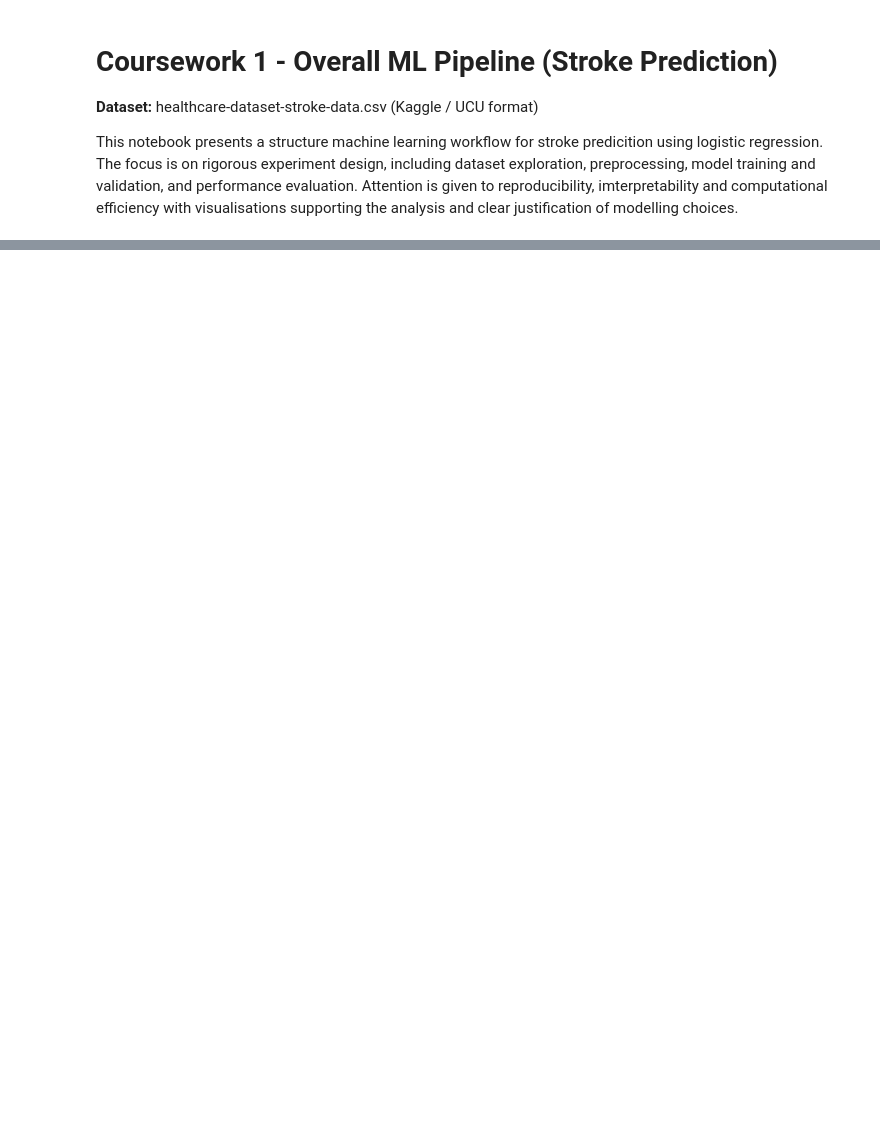
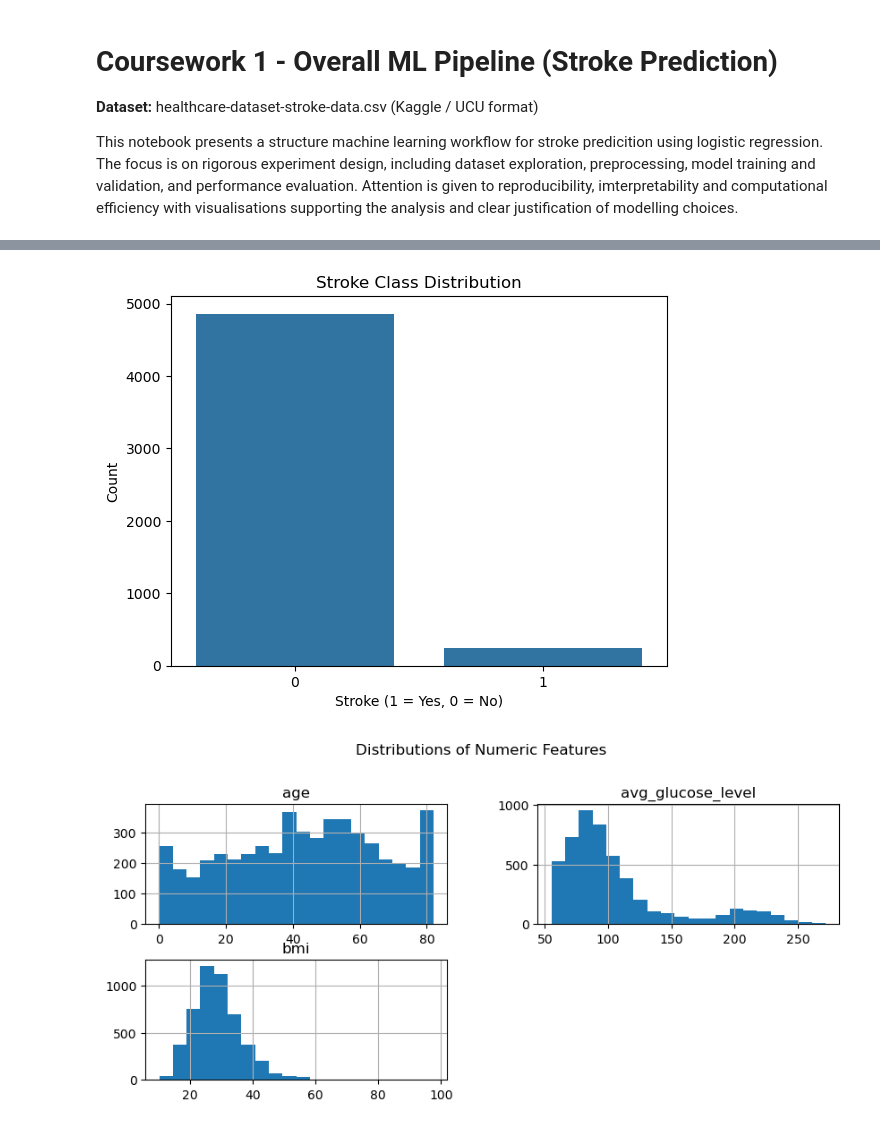
Before and after one commit to PatriciaMunginga/Stroke-Prediction-Using-AI-and-ML, a Jupyter notebook: ENG4200_CW1_3033388M.ipynb, the cells around one changed output, grey strips where cells are left out. Drawn from its saved outputs; the diff is of its cells as text; code cells hidden in the pictures; blank space fills up the shorter version.

```diff
--- a/ENG4200_CW1_3033388M.ipynb
+++ b/ENG4200_CW1_3033388M.ipynb
@@ -219,0 +134,24 @@ Classification: Pipeline(steps=[('scaler', StandardScaler()),
+# %%
+""" Visual Exploration """
+
+# Visualize class imbalance
+sns.countplot(x='stroke', data=df)
+plt.title("Stroke Class Distribution")
+plt.xlabel("Stroke (1 = Yes, 0 = No)")
+plt.ylabel("Count")
+plt.show()
+
+# Check distributions of key numerical features
+numeric_cols = ['age', 'avg_glucose_level', 'bmi']
+df[numeric_cols].hist(bins=20, figsize=(10,4))
+plt.suptitle("Distributions of Numeric Features", y=1.05)
+plt.show()
+
+# Correlation heatmap (numerical features only)
+plt.figure(figsize=(6,5))
+sns.heatmap(df[numeric_cols + ['stroke']].corr(), annot=True, cmap='coolwarm', fmt='.2f')
+plt.title("Correlation Heatmap")
+plt.show()
+# %% [output]
+[figure, added]
+[figure, added]
```
Also changed, not shown: parts of 49 cells of this notebook, 2 other files.
